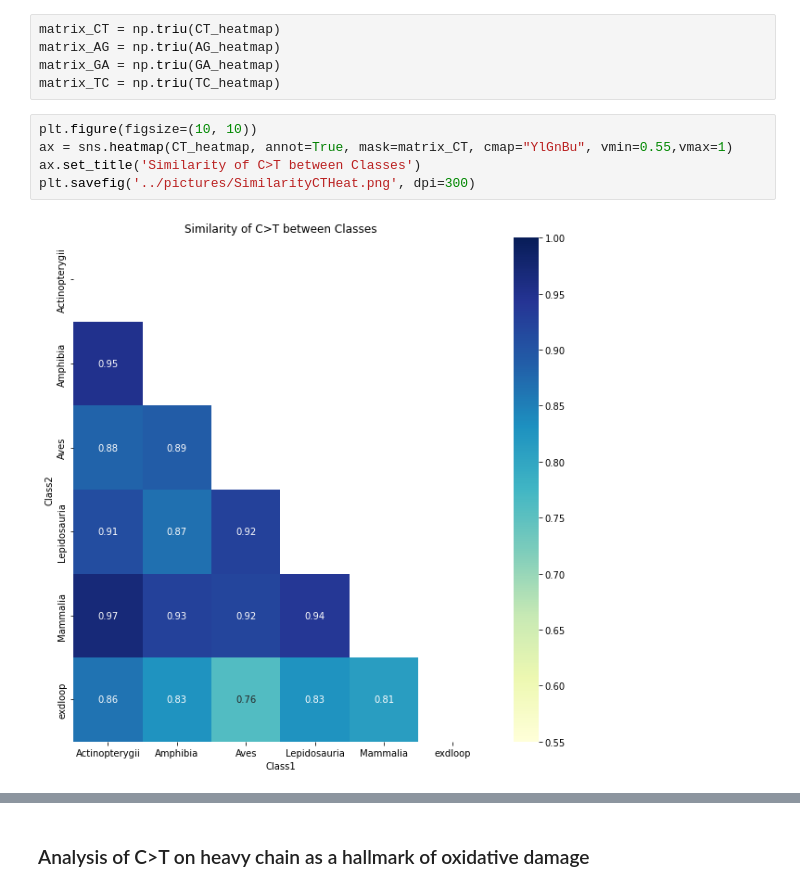
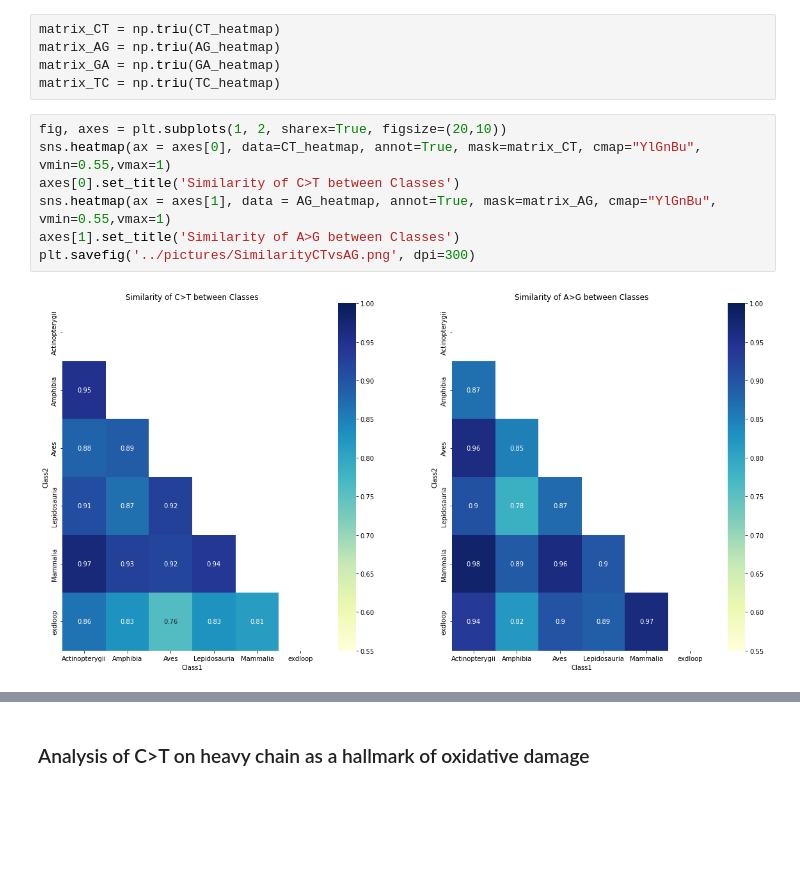
Before and after one commit to mitoclub/mtdna-192component-mutspec-chordata, a Jupyter notebook: scripts/get_mutspec.ipynb, the cells around one changed output, grey strips where cells are left out. Cells and saved outputs as stored; diff of their text form; blank space fills up the shorter version.

Commit message:
redraw sbs similarity pictures

```diff
--- a/scripts/get_mutspec.ipynb
+++ b/scripts/get_mutspec.ipynb
@@ -435,9 +435,11 @@ matrix_AG = np.triu(AG_heatmap)
 matrix_GA = np.triu(GA_heatmap)
 matrix_TC = np.triu(TC_heatmap)
 # %%
-plt.figure(figsize=(10, 10))
-ax = sns.heatmap(CT_heatmap, annot=True, mask=matrix_CT, cmap="YlGnBu", vmin=0.55,vmax=1)
-ax.set_title('Similarity of C>T between Classes')
-plt.savefig('../pictures/SimilarityCTHeat.png', dpi=300)
+fig, axes = plt.subplots(1, 2, sharex=True, figsize=(20,10))
+sns.heatmap(ax = axes[0], data=CT_heatmap, annot=True, mask=matrix_CT, cmap="YlGnBu", vmin=0.55,vmax=1)
+axes[0].set_title('Similarity of C>T between Classes')
+sns.heatmap(ax = axes[1], data = AG_heatmap, annot=True, mask=matrix_AG, cmap="YlGnBu", vmin=0.55,vmax=1)
+axes[1].set_title('Similarity of A>G between Classes')
+plt.savefig('../pictures/SimilarityCTvsAG.png', dpi=300)
 # %% [output]
-[figure, old version]
+[figure, new version]
```
Also changed, not shown: parts of 4 cells of this notebook, 8 other files.
